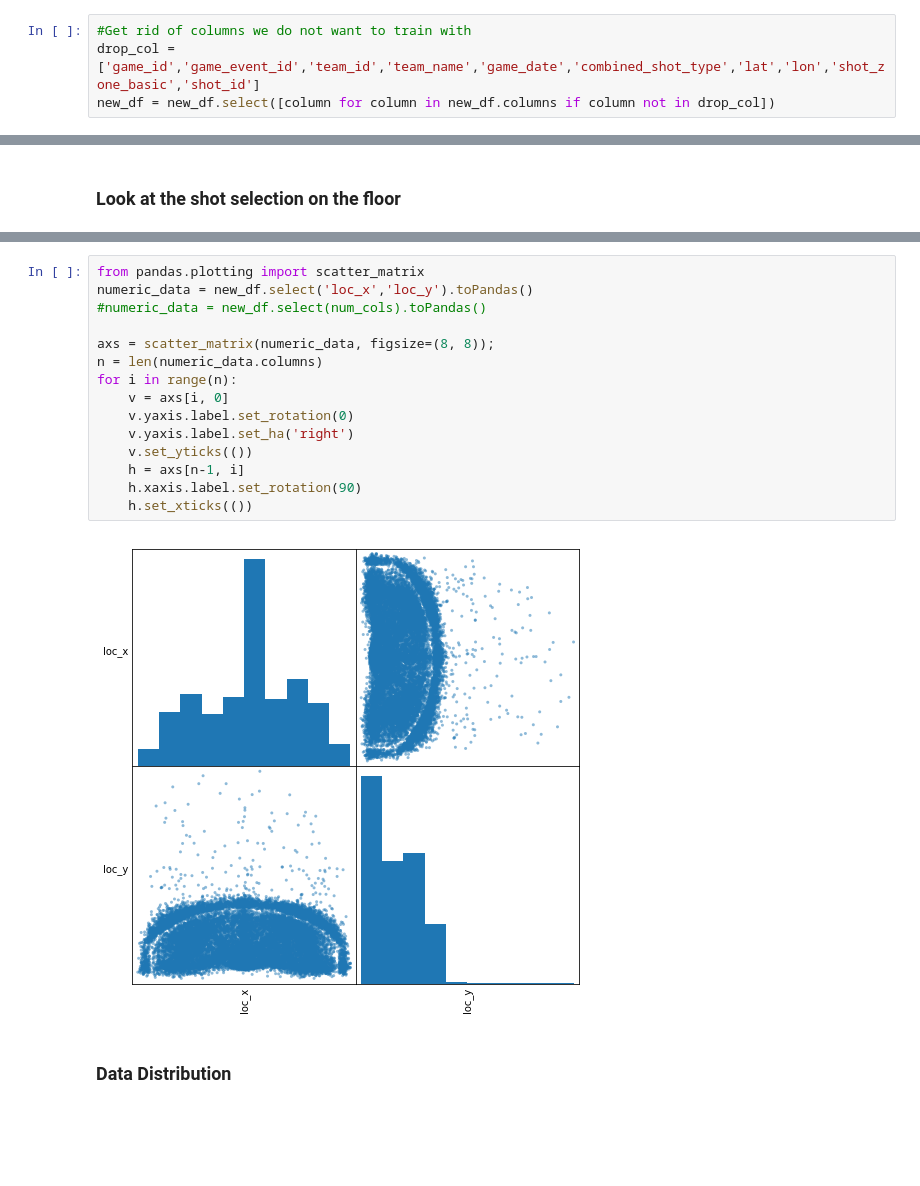
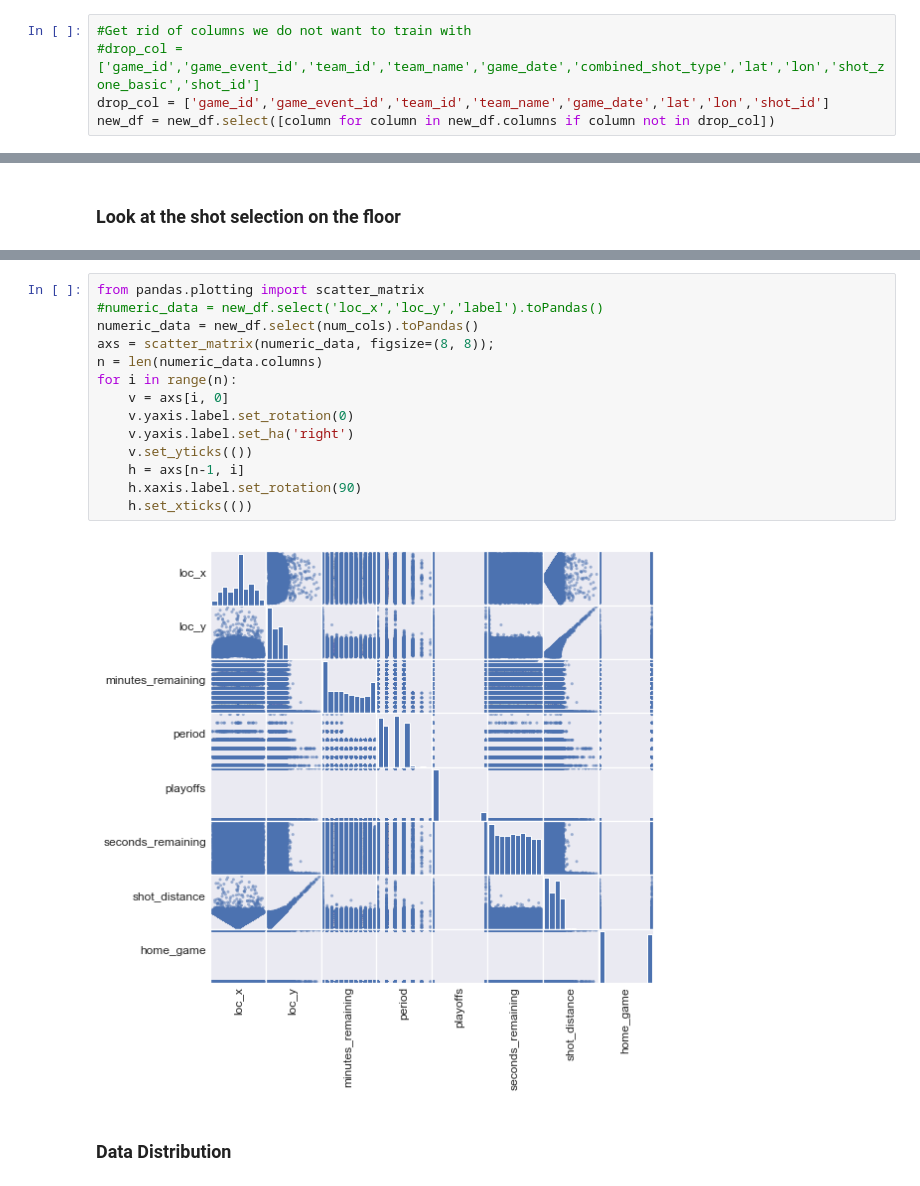
Before and after one commit to fstarsinic/kaggle, a Jupyter notebook: kobe-bryant-shot-selection/Kobe-Shots.ipynb, the cells around one changed output, grey strips where cells are left out. Drawn from its saved outputs; the diff is of its cells as text; blank space fills up the shorter version.

```diff
--- a/kobe-bryant-shot-selection/Kobe-Shots.ipynb
+++ b/kobe-bryant-shot-selection/Kobe-Shots.ipynb
@@ -34,7 +34,8 @@ root
  |-- shot_id: integer (nullable = true)
 # %%
 #Get rid of columns we do not want to train with
-drop_col = ['game_id','game_event_id','team_id','team_name','game_date','combined_shot_type','lat','lon','shot_zone_basic','shot_id']
+#drop_col = ['game_id','game_event_id','team_id','team_name','game_date','combined_shot_type','lat','lon','shot_zone_basic','shot_id']
+drop_col = ['game_id','game_event_id','team_id','team_name','game_date','lat','lon','shot_id']
 new_df = new_df.select([column for column in new_df.columns if column not in drop_col])
 # %%
 new_df.limit(1).toPandas()
@@ -380,20 +389,19 @@ new_df.columns
 # %%
 from pandas.plotting import scatter_matrix
-numeric_data = new_df.select('loc_x','loc_y').toPandas()
-#numeric_data = new_df.select(num_cols).toPandas()
-
+#numeric_data = new_df.select('loc_x','loc_y','label').toPandas()
+numeric_data = new_df.select(num_cols).toPandas()
 axs = scatter_matrix(numeric_data, figsize=(8, 8));
 n = len(numeric_data.columns)
 for i in range(n):
     v = axs[i, 0]
     v.yaxis.label.set_rotation(0)
     v.yaxis.label.set_ha('right')
     v.set_yticks(())
     h = axs[n-1, i]
     h.xaxis.label.set_rotation(90)
     h.set_xticks(())
 # %% [output]
-[figure, old version]
+[figure, new version]
 # %% [markdown]
 ### Data Distribution
 # %%
```
Also changed, not shown: parts of 1 cell of this notebook.
